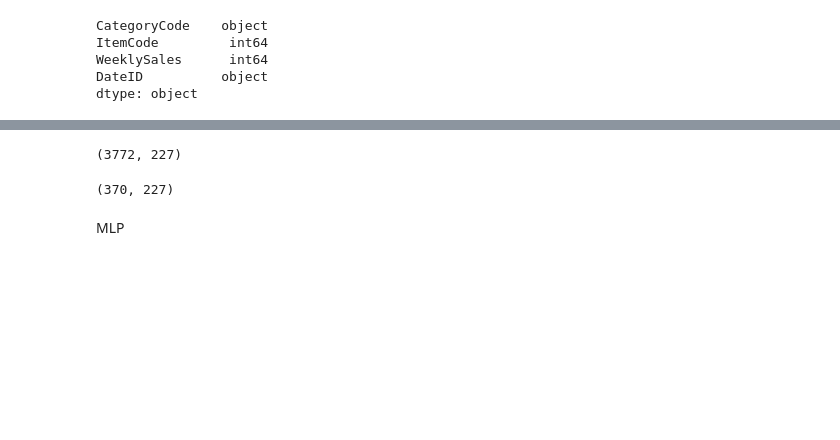
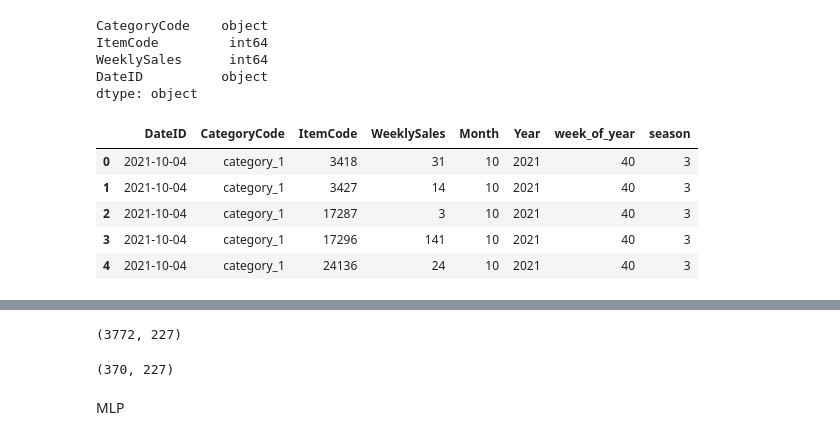
Before and after one commit to Sachini007/Data-Storm-3.0, a Jupyter notebook: 03-27/Copy_of_DataStormEDA.ipynb, the cells around one changed output, grey strips where cells are left out. Drawn from its saved outputs; the diff is of its cells as text; code cells hidden in the pictures; blank space fills up the shorter version.

```diff
--- a/03-27/Copy_of_DataStormEDA.ipynb
+++ b/03-27/Copy_of_DataStormEDA.ipynb
@@ -282,3 +296,12 @@ new_test['Year'] = new_test['DateID'].dt.year
+# %%
+df_train.head()
+# %% [output]
+|  | DateID | CategoryCode | ItemCode | WeeklySales | Month | Year | week_of_year | season |
+| 0 | 2021-10-04 | category_1 | 3418 | 31 | 10 | 2021 | 40 | 3 |
+| 1 | 2021-10-04 | category_1 | 3427 | 14 | 10 | 2021 | 40 | 3 |
+| 2 | 2021-10-04 | category_1 | 17287 | 3 | 10 | 2021 | 40 | 3 |
+| 3 | 2021-10-04 | category_1 | 17296 | 141 | 10 | 2021 | 40 | 3 |
+| 4 | 2021-10-04 | category_1 | 24136 | 24 | 10 | 2021 | 40 | 3 |
 # %%
 df_train.head()
 # %% [output]
```
Also changed, not shown: parts of 17 cells of this notebook.
